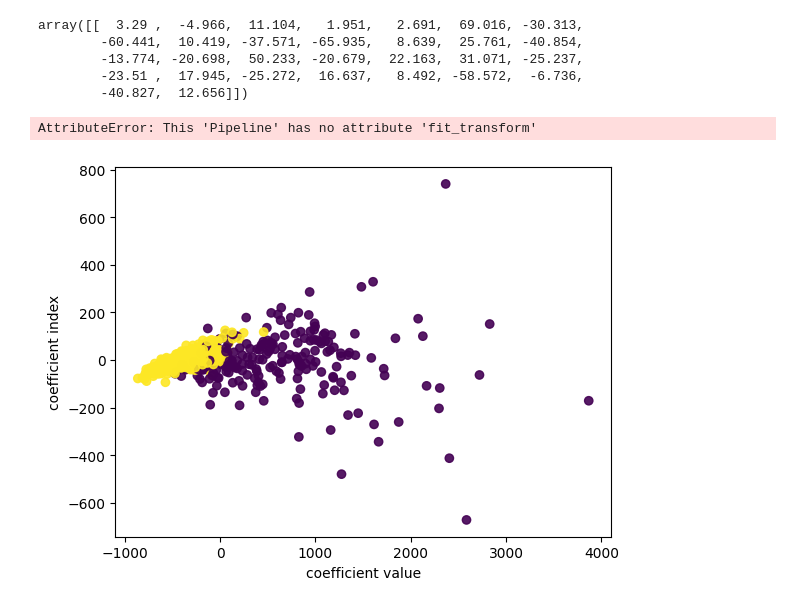
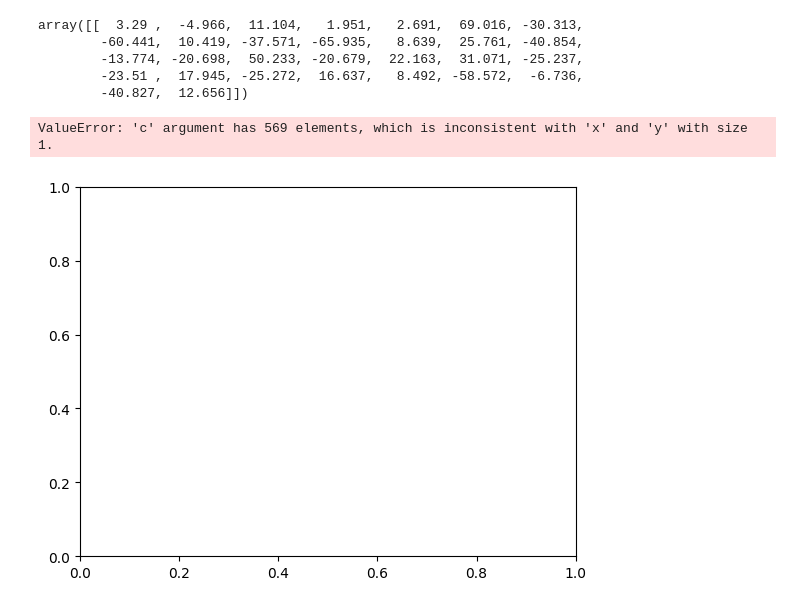
Before and after one commit to MuaazWahid/cs550, a Jupyter notebook: week14/Module12-01.ipynb, the cells around one changed output. Drawn from its saved outputs; the diff is of its cells as text; code cells hidden in the pictures.

Commit message:
implementing graph to compare inverse PCA coef and non PCA coef

```diff
--- a/week14/Module12-01.ipynb
+++ b/week14/Module12-01.ipynb
@@ -161,13 +161,25 @@ array([[  3.29 ,  -4.966,  11.104,   1.951,   2.691,  69.016, -30.313,
         -23.51 ,  17.945, -25.272,  16.637,   8.492, -58.572,  -6.736,
         -40.827,  12.656]])
 # %%
-X_scaled = pca.fit_transform(X)
-plt.scatter(X_scaled[:, 0], X_scaled[:, 1], c=y, alpha=0.9)
+plt.scatter(coef_pca[:, 0], coef_pca[:, 1], c=y, alpha=0.9)
 plt.xlabel('coefficient value')
 plt.ylabel('coefficient index')
 
-X_scaled = lr_pipe.fit_transform(X)
-plt.scatter(X_scaled[:, 0], X_scaled[:, 1], c=y, alpha=0.9)
+plt.scatter(X, pca.coef_.flatten())
+
+# plt.scatter(
+#     lr.coef_[:, 0],
+#     lr.coef_[:, 1],
+#     c=y,
+#     alpha=0.9
+# )
+
+# plt.scatter(
+#     lr_pipe.named_steps['logisticregression'].coef_[:, 0],
+#     lr_pipe.named_steps['logisticregression'].coef_[:, 1],
+#     c=y,
+#     alpha=0.9
+#)
 # %% [output]
-AttributeError: This 'Pipeline' has no attribute 'fit_transform'
+ValueError: 'c' argument has 569 elements, which is inconsistent with 'x' and 'y' with size 1.
-[figure, old version]
+[figure, new version]
```
